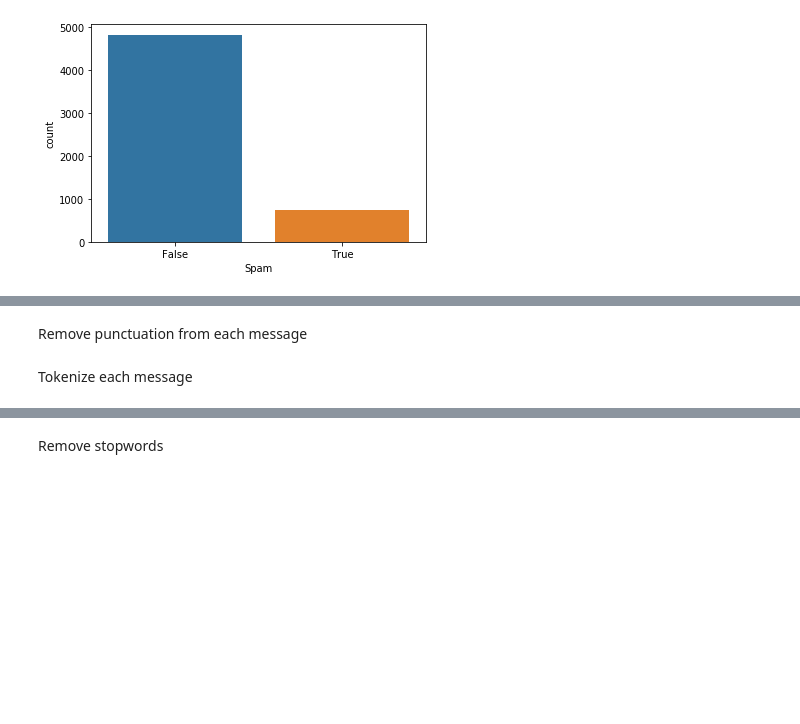
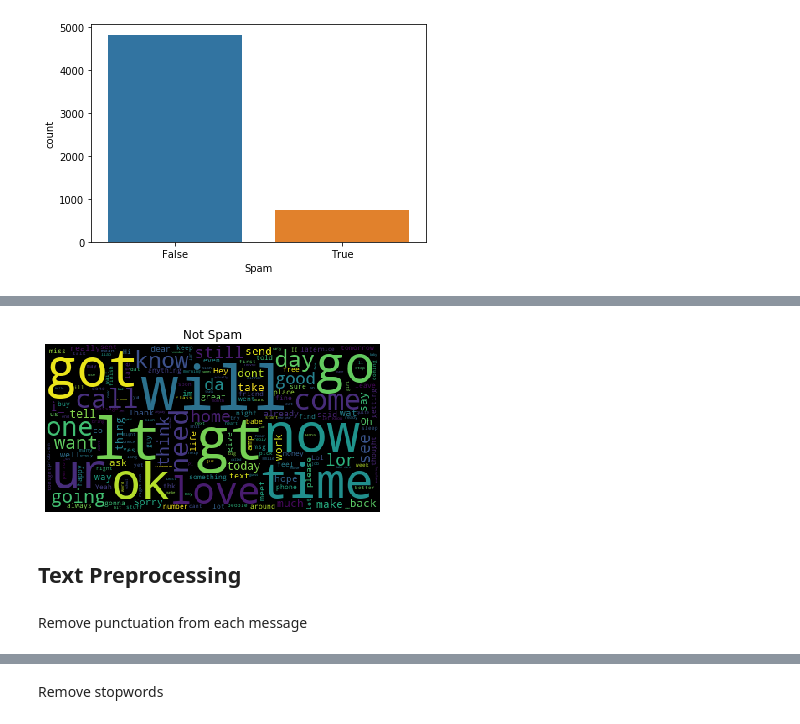
Before and after one commit to fescobar96/SMS-Spam-Classifier, a Jupyter notebook: SMS_Spam_Classifier.ipynb, the cells around one changed output, grey strips where cells are left out. Cells and saved outputs as stored; diff of their text form; code cells hidden in the pictures; blank space fills up the shorter version.

```diff
--- a/SMS_Spam_Classifier.ipynb
+++ b/SMS_Spam_Classifier.ipynb
@@ -70,6 +100,15 @@ sns.countplot(data["Spam"])
+# %%
+wc = WordCloud()
+wordcloud = wc.generate("".join(no_spam["Message"].astype(str).tolist()))
+plt.imshow(wordcloud)
+plt.title("Not Spam")
+plt.axis("off")
+plt.show()
+# %% [output]
+[figure, added]
+# %% [markdown]
+## **Text Preprocessing**
 # %% [markdown]
 Remove punctuation from each message
 # %%
 data["Cleaned Message"] = data["Message"].apply(lambda row: row.translate(str.maketrans('', '', string.punctuation)).lower())
-# %% [markdown]
-Tokenize each message
```
Also changed, not shown: parts of 19 cells of this notebook.
